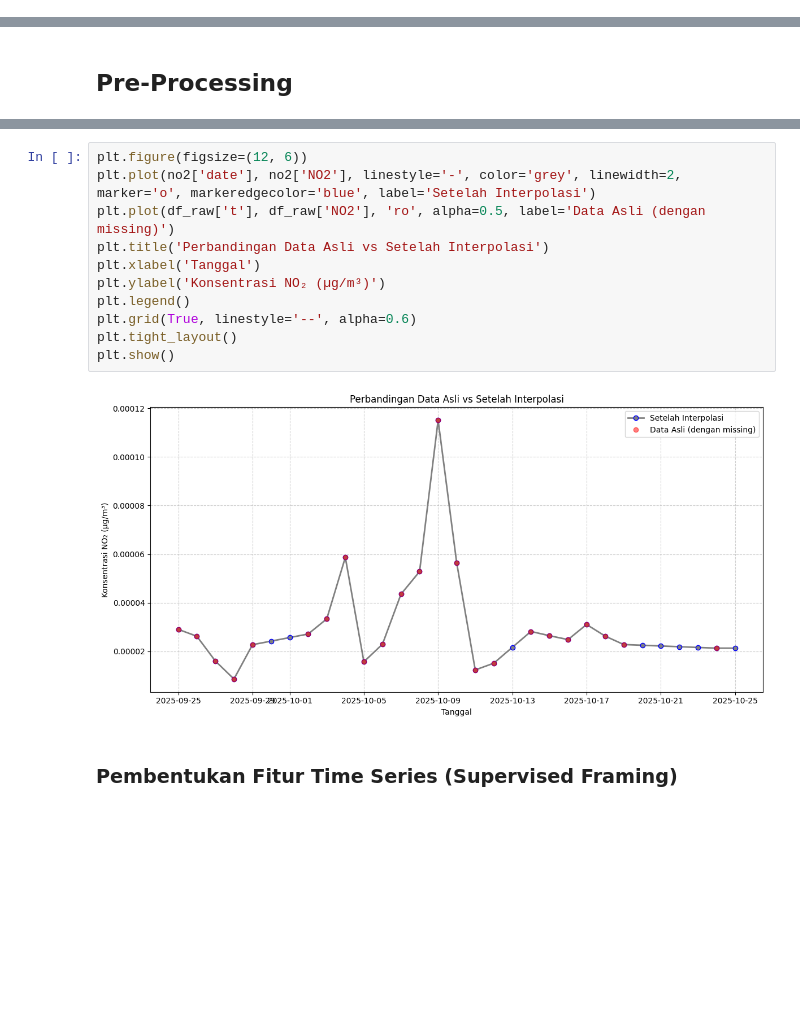
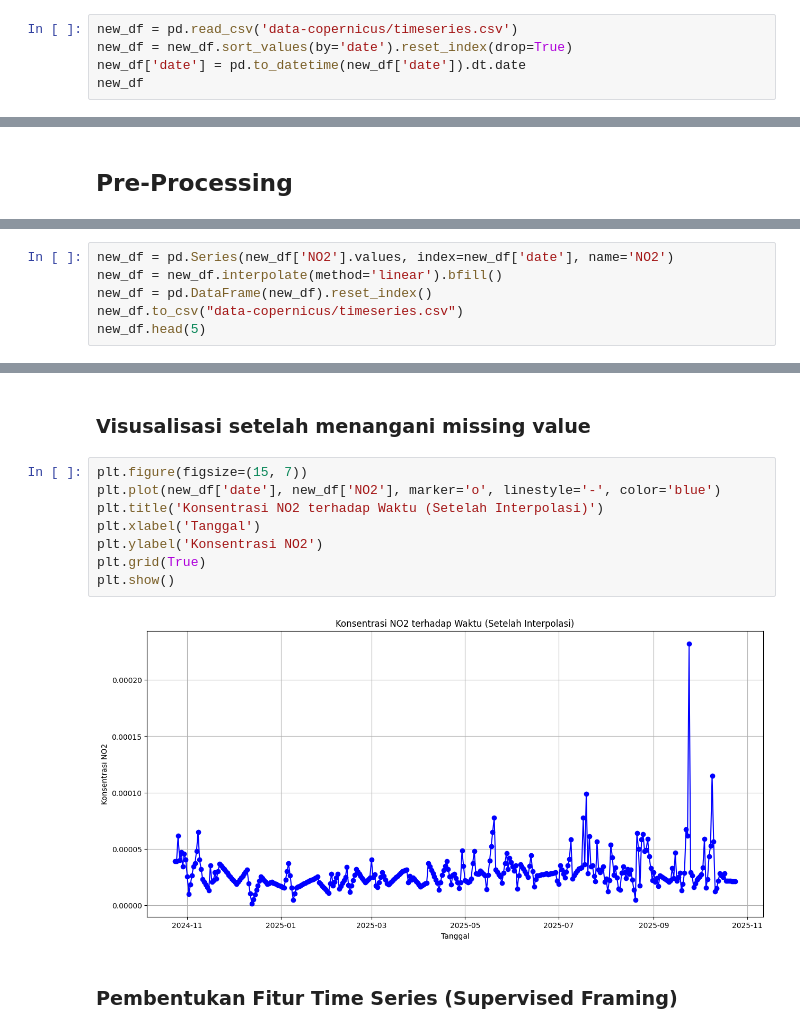
Before and after one commit to Pras7804/PSD, a Jupyter notebook: _sources/forecasting.ipynb, the cells around one changed output, grey strips where cells are left out. Cells and saved outputs as stored; diff of their text form; blank space fills up the shorter version.

```diff
--- a/_sources/forecasting.ipynb
+++ b/_sources/forecasting.ipynb
@@ -186,0 +166,5 @@ Penjelasan:
+# %%
+new_df = pd.read_csv('data-copernicus/timeseries.csv')
+new_df = new_df.sort_values(by='date').reset_index(drop=True)
+new_df['date'] = pd.to_datetime(new_df['date']).dt.date
+new_df
@@ -357,0 +316,6 @@ Visualisasi juga dibuat untuk membandingkan data asli (yang memiliki missing val
+# %%
+new_df = pd.Series(new_df['NO2'].values, index=new_df['date'], name='NO2')
+new_df = new_df.interpolate(method='linear').bfill()
+new_df = pd.DataFrame(new_df).reset_index()
+new_df.to_csv("data-copernicus/timeseries.csv")
+new_df.head(5)
@@ -358,16 +345,15 @@ Visualisasi juga dibuat untuk membandingkan data asli (yang memiliki missing val
+# %% [markdown]
+### Visusalisasi setelah menangani missing value
 # %%
-plt.figure(figsize=(12, 6))
-plt.plot(no2['date'], no2['NO2'], linestyle='-', color='grey', linewidth=2,  marker='o', markeredgecolor='blue', label='Setelah Interpolasi')
-plt.plot(df_raw['t'], df_raw['NO2'], 'ro', alpha=0.5, label='Data Asli (dengan missing)')
-plt.title('Perbandingan Data Asli vs Setelah Interpolasi')
+plt.figure(figsize=(15, 7))
+plt.plot(new_df['date'], new_df['NO2'], marker='o', linestyle='-', color='blue')
+plt.title('Konsentrasi NO2 terhadap Waktu (Setelah Interpolasi)')
 plt.xlabel('Tanggal')
-plt.ylabel('Konsentrasi NO₂ (µg/m³)')
-plt.legend()
-plt.grid(True, linestyle='--', alpha=0.6)
-plt.tight_layout()
+plt.ylabel('Konsentrasi NO2')
+plt.grid(True)
 plt.show()
 # %% [output]
-[figure, old version]
+[figure, new version]
 # %% [markdown]
 ### Pembentukan Fitur Time Series (Supervised Framing)
 # %% [markdown]
```
Also changed, not shown: parts of 92 cells of this notebook, 8 other files.
